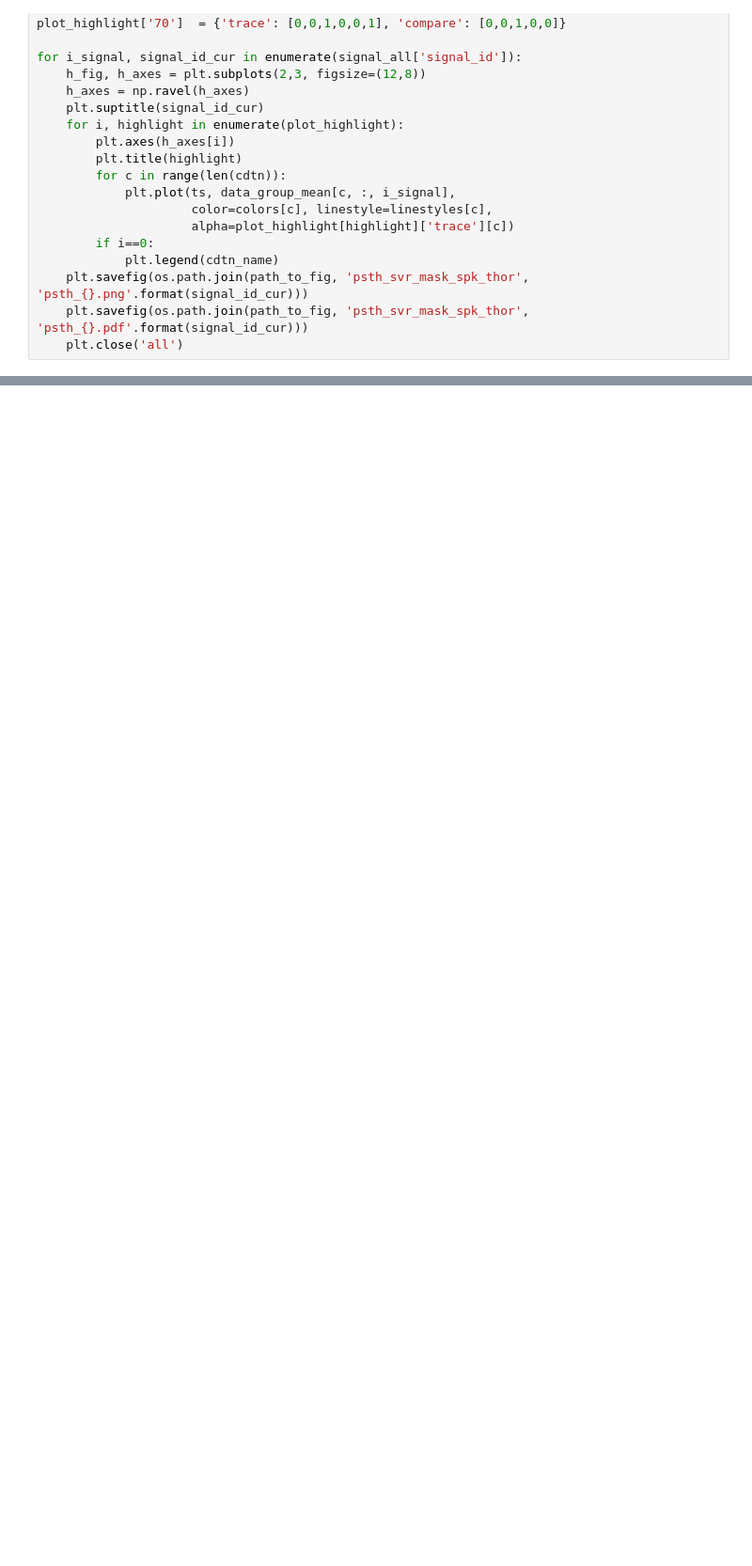
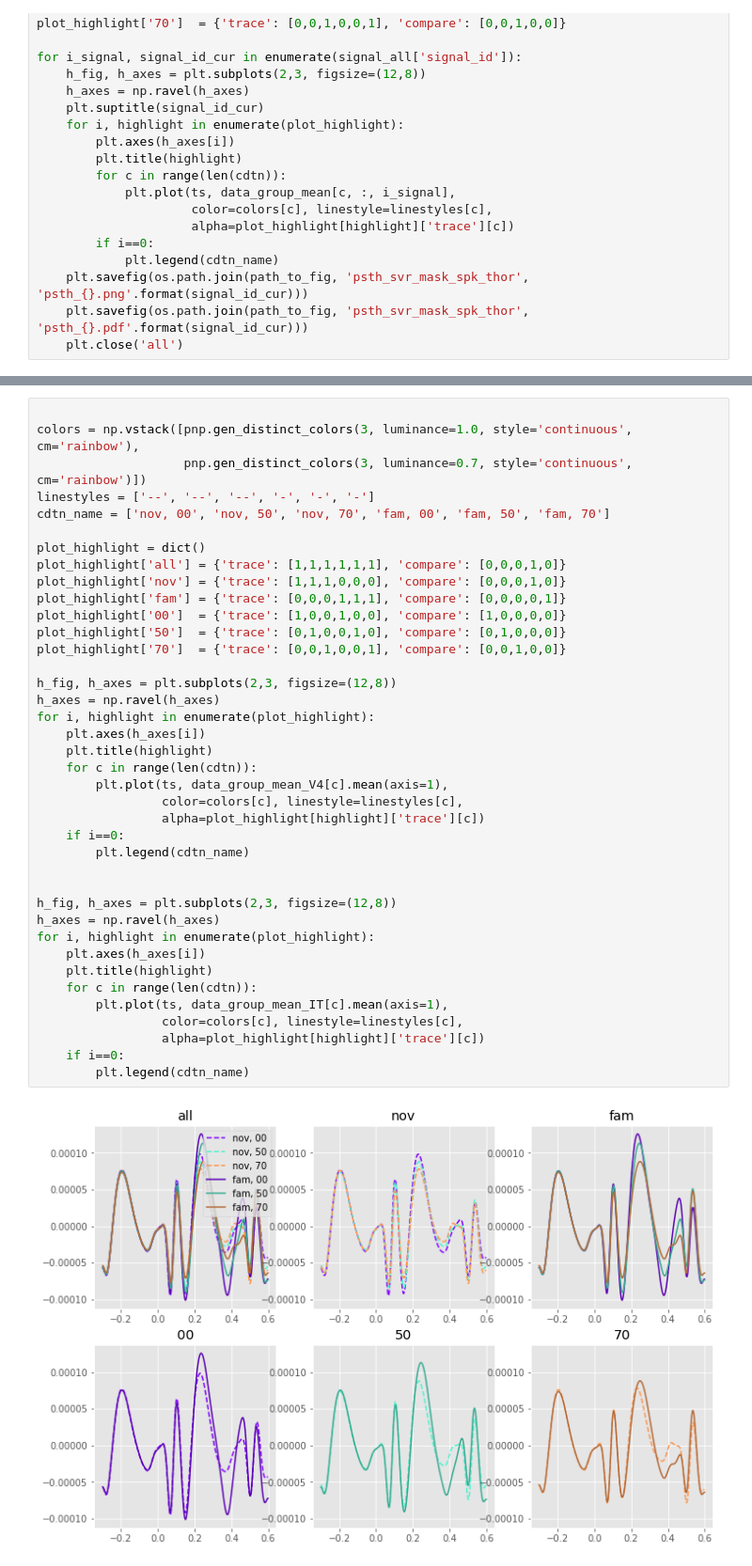
Before and after one commit to rxia/PyNeuroSG, a Jupyter notebook: script/2018-0720_analyze_Thor_h5.ipynb, the cells around one changed output, grey strips where cells are left out. Shown at 94% size. Saved outputs shown, nothing was run; the diff lists cells and outputs as text; blank space fills up the shorter version.

```diff
--- a/script/2018-0720_analyze_Thor_h5.ipynb
+++ b/script/2018-0720_analyze_Thor_h5.ipynb
@@ -235,0 +353,41 @@ plot_highlight[highlight]
+# %%
+
+colors = np.vstack([pnp.gen_distinct_colors(3, luminance=1.0, style='continuous', cm='rainbow'),
+                    pnp.gen_distinct_colors(3, luminance=0.7, style='continuous', cm='rainbow')])
+linestyles = ['--', '--', '--', '-', '-', '-']
+cdtn_name = ['nov, 00', 'nov, 50', 'nov, 70', 'fam, 00', 'fam, 50', 'fam, 70']
+
+plot_highlight = dict()
+plot_highlight['all'] = {'trace': [1,1,1,1,1,1], 'compare': [0,0,0,1,0]}
+plot_highlight['nov'] = {'trace': [1,1,1,0,0,0], 'compare': [0,0,0,1,0]}
+plot_highlight['fam'] = {'trace': [0,0,0,1,1,1], 'compare': [0,0,0,0,1]}
+plot_highlight['00']  = {'trace': [1,0,0,1,0,0], 'compare': [1,0,0,0,0]}
+plot_highlight['50']  = {'trace': [0,1,0,0,1,0], 'compare': [0,1,0,0,0]}
+plot_highlight['70']  = {'trace': [0,0,1,0,0,1], 'compare': [0,0,1,0,0]}
+
+h_fig, h_axes = plt.subplots(2,3, figsize=(12,8))
+h_axes = np.ravel(h_axes)
+for i, highlight in enumerate(plot_highlight):
+    plt.axes(h_axes[i])
+    plt.title(highlight)
+    for c in range(len(cdtn)):
+        plt.plot(ts, data_group_mean_V4[c].mean(axis=1),
+                 color=colors[c], linestyle=linestyles[c],
+                 alpha=plot_highlight[highlight]['trace'][c])
+    if i==0:
+        plt.legend(cdtn_name)
+
+
+h_fig, h_axes = plt.subplots(2,3, figsize=(12,8))
+h_axes = np.ravel(h_axes)
+for i, highlight in enumerate(plot_highlight):
+    plt.axes(h_axes[i])
+    plt.title(highlight)
+    for c in range(len(cdtn)):
+        plt.plot(ts, data_group_mean_IT[c].mean(axis=1),
+                 color=colors[c], linestyle=linestyles[c],
+                 alpha=plot_highlight[highlight]['trace'][c])
+    if i==0:
+        plt.legend(cdtn_name)
+# %% [output]
+[figure, added]
```
Also changed, not shown: parts of 11 cells of this notebook, 8 other files.
